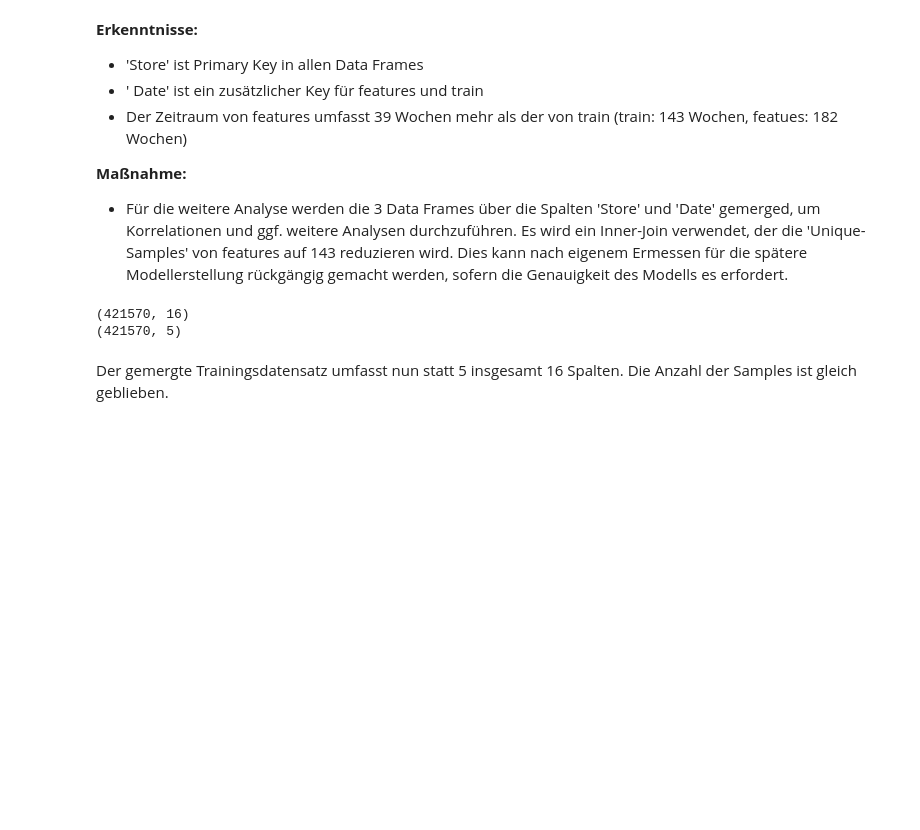
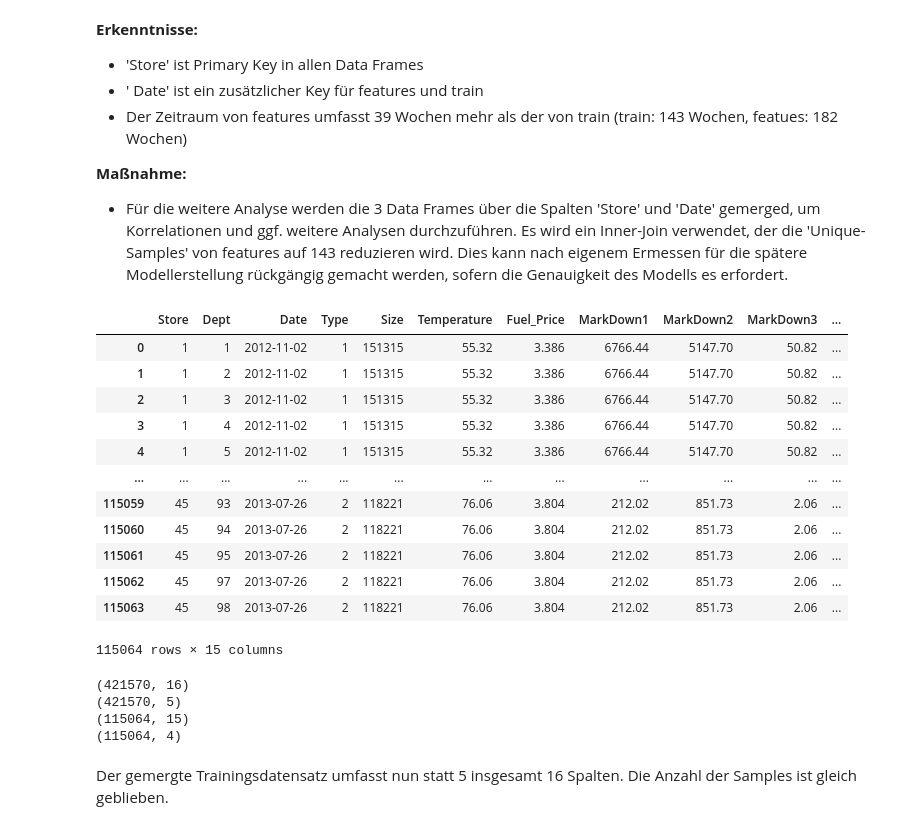
Before and after one commit to MaMut1991/Final_Project, a Jupyter notebook: Overall_project.ipynb, the cells around one changed output. Drawn from its saved outputs; the diff is of its cells as text; code cells hidden in the pictures; blank space fills up the shorter version.

Commit message:
Introducing 2nd test_DataFrame for estimating sales in future

```diff
--- a/Overall_project.ipynb
+++ b/Overall_project.ipynb
@@ -230,9 +242,10 @@ stores.Type = stores.Type.apply(transform_Type)
 # Type B ist jetzt Type 2
 # Type C ist jetzt Type 3
 # %%
-# Train/Test['Date'] in Datumsformat casten
+# Train['Date], Test['Date'] in Datumsformat casten
 
 train['Date'] = pd.to_datetime(train['Date'])
+test['Date'] = pd.to_datetime(test['Date'])
 # %%
 # Train/Test['IsHoliday'] zum Integer casten
 
@@ -328,15 +346,39 @@ Insgesamt umfasst der Zeitraum von train 143 und der von features 182 Wochen.
 # Data Frames mergen
 # Da die Spalte 'IsHoliday' doppelt vorkommt, wird sie aus dem train Data Frame vor dem mergen gelöscht
 
+# Train mergen mit stores und features
 merge_train_stores = pd.merge(train.drop('IsHoliday',axis=1),stores,how='inner',on='Store', left_on=None, right_on=None, left_index=False, right_index=False, sort=False,suffixes=('_x','_y'),copy=True,indicator=False)
+merge_train = pd.merge(merge_train_stores,features, how='inner', on=['Store','Date'],left_on=None, right_on=None, left_index=False, right_index=False, sort=False,suffixes=('_x','_y'),copy=True,indicator=False)
 
-merge_total = pd.merge(merge_train_stores,features, how='inner', on=['Store','Date'],left_on=None, right_on=None, left_index=False, right_index=False, sort=False,suffixes=('_x','_y'),copy=True,indicator=False)
+# Test mergen mit stores und features
+merge_test_stores = pd.merge(test.drop('IsHoliday',axis=1),stores,how='inner',on='Store', left_on=None, right_on=None, left_index=False, right_index=False, sort=False,suffixes=('_x','_y'),copy=True,indicator=False)
+merge_test = pd.merge(merge_test_stores,features, how='inner', on=['Store', 'Date'],left_on=None, right_on=None, left_index=False, right_index=False, sort=False,suffixes=('_x','_y'),copy=True,indicator=False)
+# %%
+merge_test
+# %% [output]
+|  | Store | Dept | Date | Type | Size | Temperature | Fuel_Price | MarkDown1 | MarkDown2 | MarkDown3 | ... |
+| 0 | 1 | 1 | 2012-11-02 | 1 | 151315 | 55.32 | 3.386 | 6766.44 | 5147.70 | 50.82 | ... |
+| 1 | 1 | 2 | 2012-11-02 | 1 | 151315 | 55.32 | 3.386 | 6766.44 | 5147.70 | 50.82 | ... |
+| 2 | 1 | 3 | 2012-11-02 | 1 | 151315 | 55.32 | 3.386 | 6766.44 | 5147.70 | 50.82 | ... |
+| 3 | 1 | 4 | 2012-11-02 | 1 | 151315 | 55.32 | 3.386 | 6766.44 | 5147.70 | 50.82 | ... |
+| 4 | 1 | 5 | 2012-11-02 | 1 | 151315 | 55.32 | 3.386 | 6766.44 | 5147.70 | 50.82 | ... |
+| ... | ... | ... | ... | ... | ... | ... | ... | ... | ... | ... | ... |
+| 115059 | 45 | 93 | 2013-07-26 | 2 | 118221 | 76.06 | 3.804 | 212.02 | 851.73 | 2.06 | ... |
+| 115060 | 45 | 94 | 2013-07-26 | 2 | 118221 | 76.06 | 3.804 | 212.02 | 851.73 | 2.06 | ... |
+| 115061 | 45 | 95 | 2013-07-26 | 2 | 118221 | 76.06 | 3.804 | 212.02 | 851.73 | 2.06 | ... |
+| 115062 | 45 | 97 | 2013-07-26 | 2 | 118221 | 76.06 | 3.804 | 212.02 | 851.73 | 2.06 | ... |
+| 115063 | 45 | 98 | 2013-07-26 | 2 | 118221 | 76.06 | 3.804 | 212.02 | 851.73 | 2.06 | ... |
+115064 rows × 15 columns
 # %%
-print(merge_total.shape)
+print(merge_train.shape)
 print(train.shape)
+print(merge_test.shape)
+print(test.shape)
 # %% [output]
 (421570, 16)
 (421570, 5)
+(115064, 15)
+(115064, 4)
 # %% [markdown]
 Der gemergte Trainingsdatensatz umfasst nun statt 5 insgesamt 16 Spalten. Die Anzahl der Samples ist gleich geblieben.
 # %%
```
Also changed, not shown: parts of 14 cells of this notebook.
